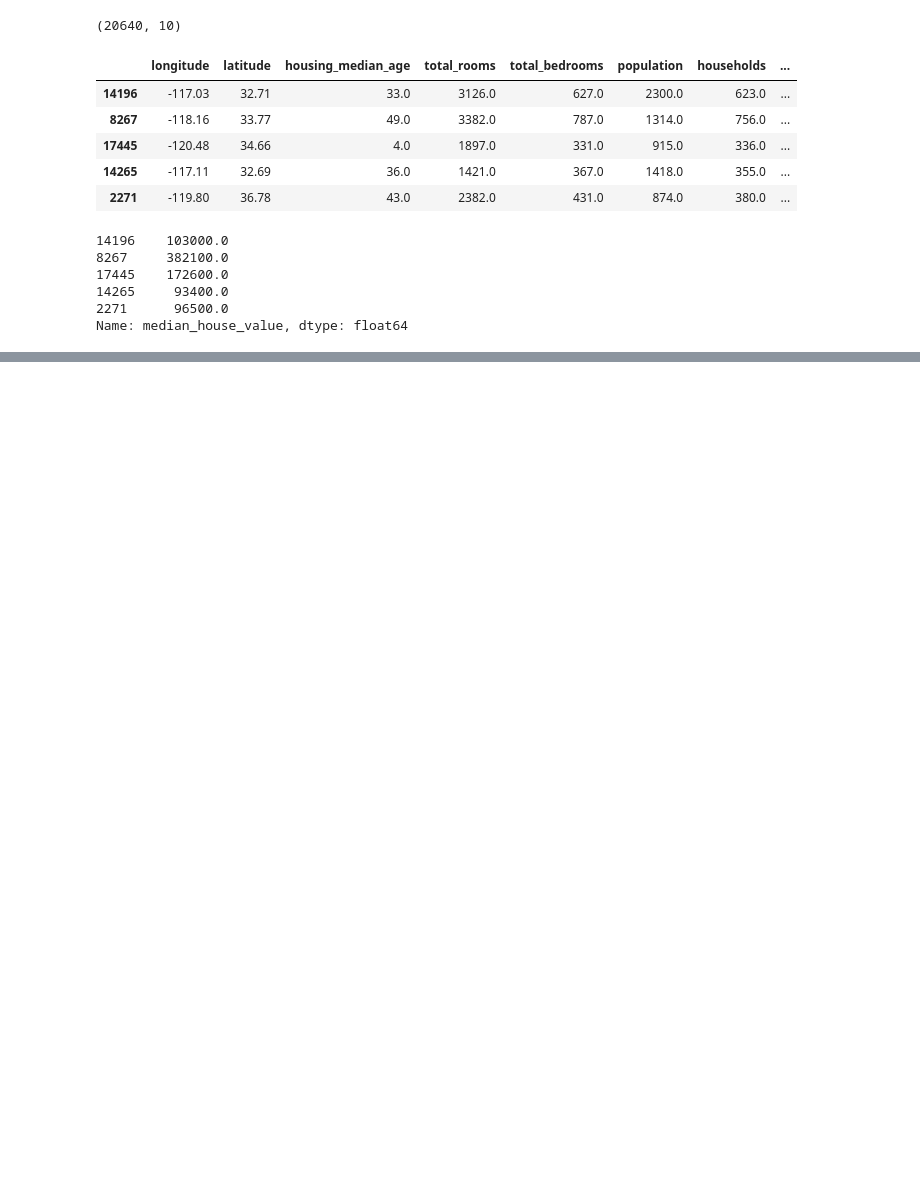
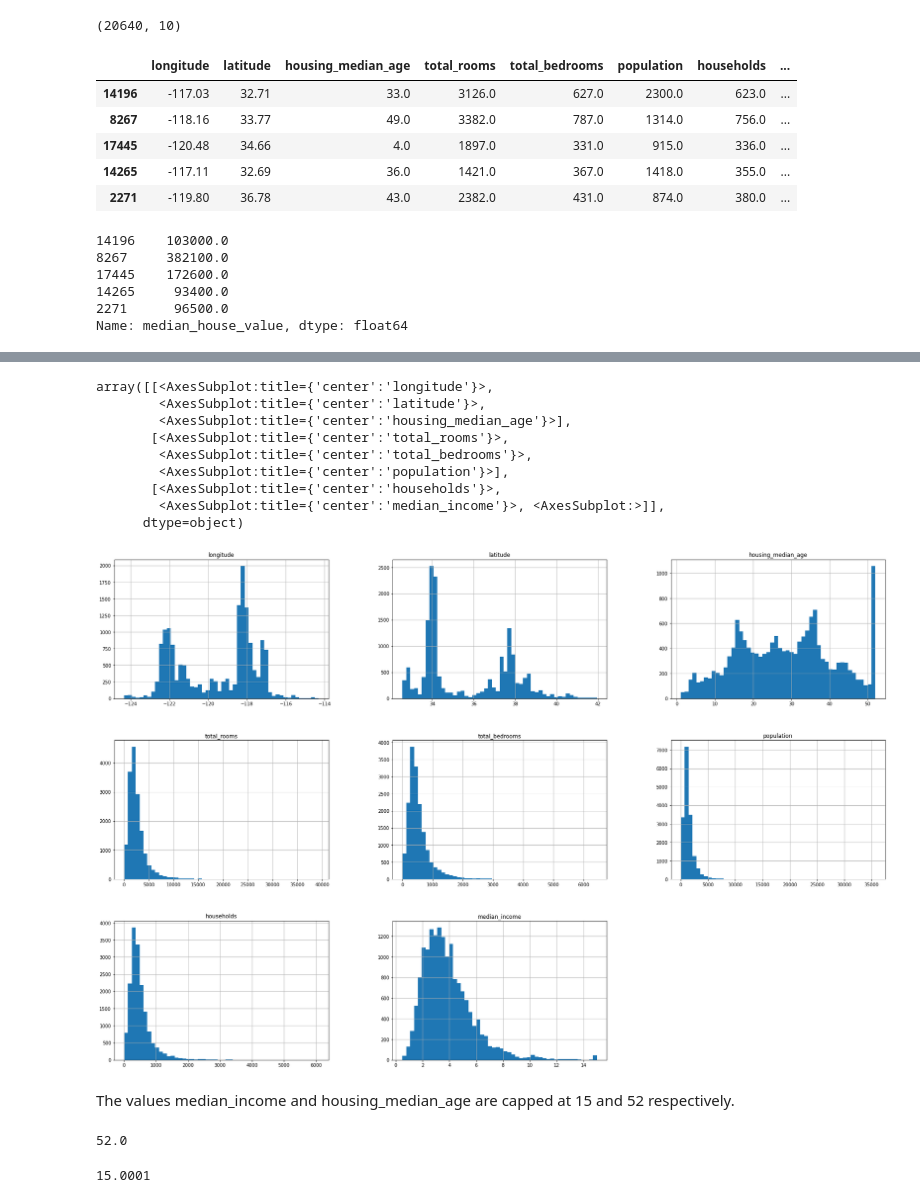
Before and after one commit to aesir321/cali-housing, a Jupyter notebook: eda.ipynb, the cells around one changed output, grey strips where cells are left out. Cells and saved outputs as stored; diff of their text form; code cells hidden in the pictures; blank space fills up the shorter version.

```diff
--- a/eda.ipynb
+++ b/eda.ipynb
@@ -96,0 +158,23 @@ linear_svr = Pipeline([
+# %%
+X_train.hist(bins=50, figsize=(30, 20))
+# %% [output]
+array([[<AxesSubplot:title={'center':'longitude'}>,
+        <AxesSubplot:title={'center':'latitude'}>,
+        <AxesSubplot:title={'center':'housing_median_age'}>],
+       [<AxesSubplot:title={'center':'total_rooms'}>,
+        <AxesSubplot:title={'center':'total_bedrooms'}>,
+        <AxesSubplot:title={'center':'population'}>],
+       [<AxesSubplot:title={'center':'households'}>,
+        <AxesSubplot:title={'center':'median_income'}>, <AxesSubplot:>]],
+      dtype=object)
+[figure, added]
+# %% [markdown]
+The values median_income and housing_median_age are capped at 15 and 52 respectively.
+# %%
+X_train["housing_median_age"].max()
+# %% [output]
+52.0
+# %%
+X_train["median_income"].max()
+# %% [output]
+15.0001
```
Also changed, not shown: parts of 36 cells of this notebook.
